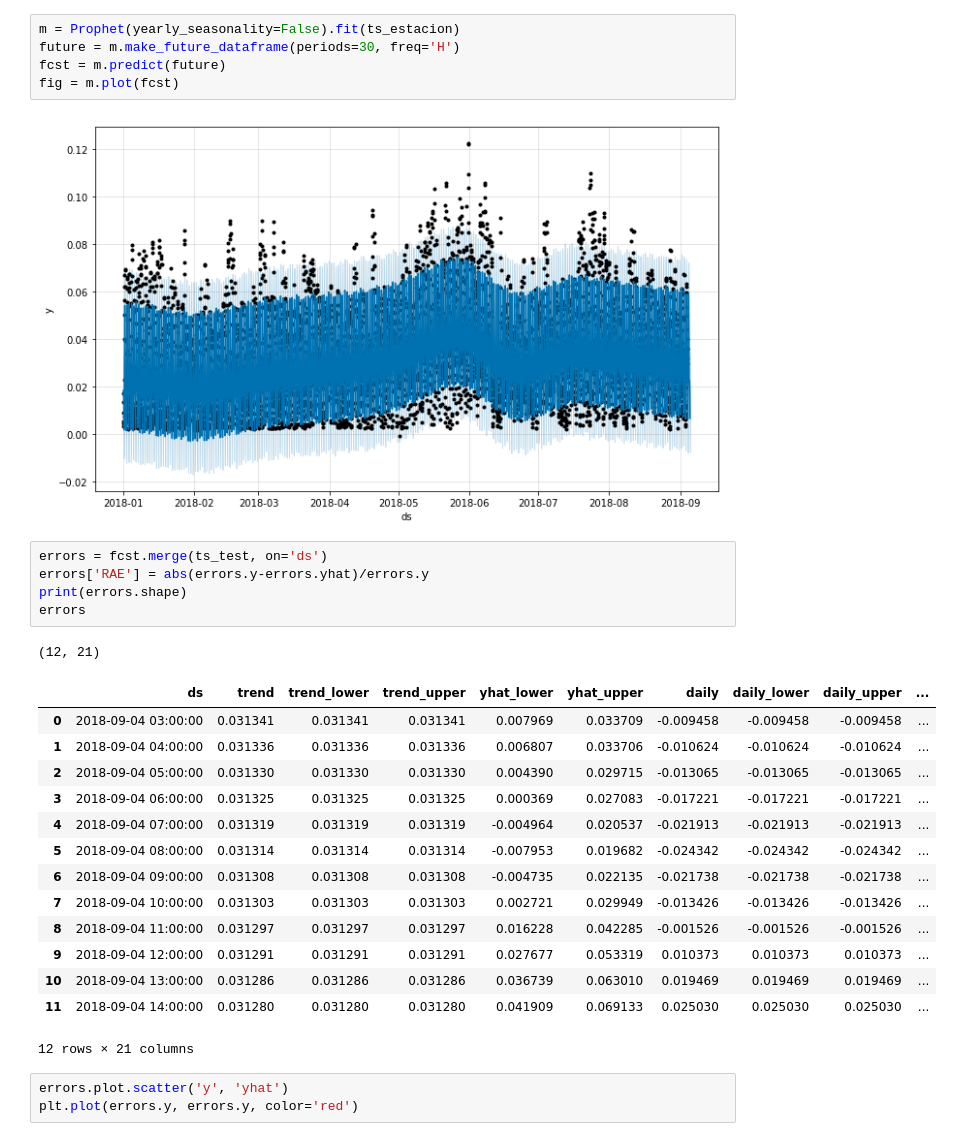
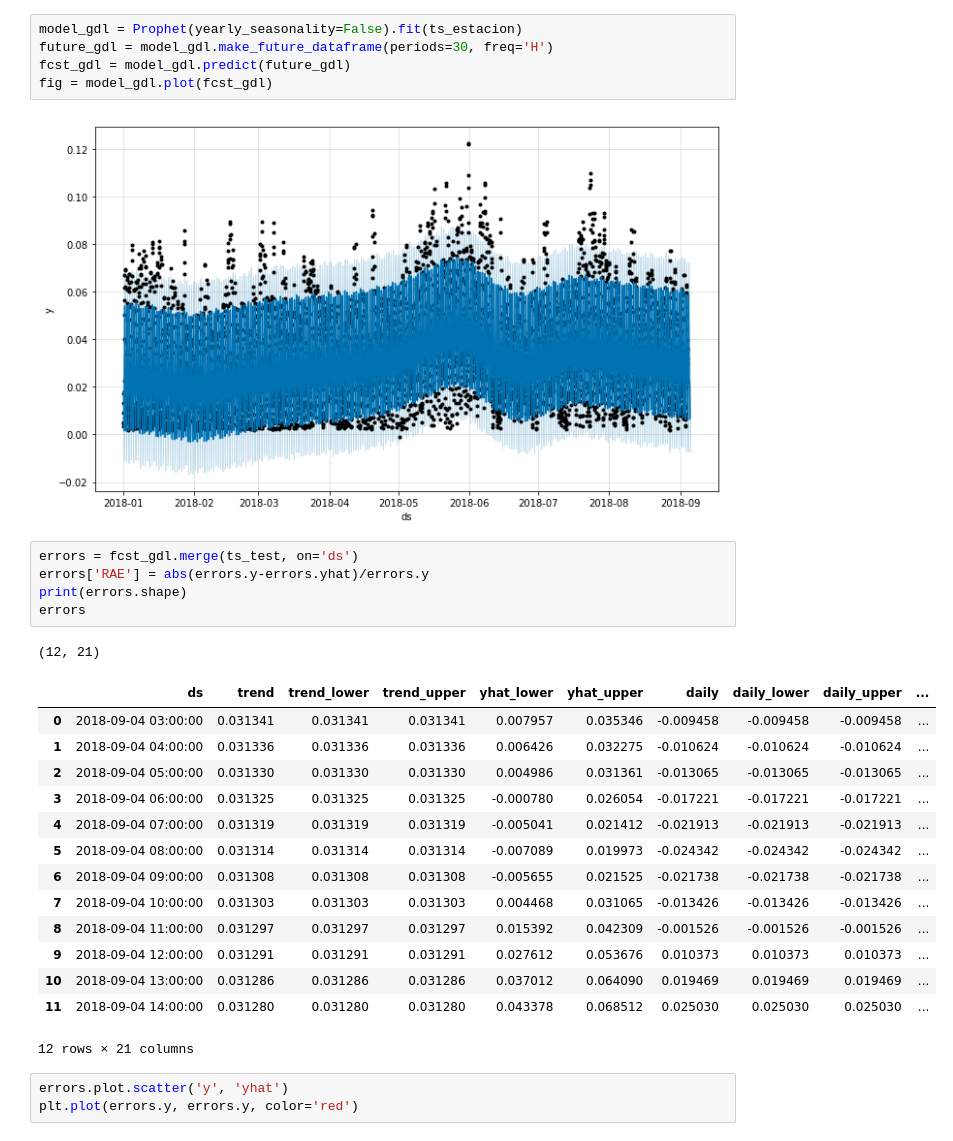
Before and after one commit to mxabierto/calidad-del-aire, a Jupyter notebook: notebooks/0.11_prediccion_ozono_CDMX_GDL.ipynb, the cells around one changed output. Drawn from its saved outputs; the diff is of its cells as text.

```diff
--- a/notebooks/0.11_prediccion_ozono_CDMX_GDL.ipynb
+++ b/notebooks/0.11_prediccion_ozono_CDMX_GDL.ipynb
@@ -263,32 +263,32 @@ ts_estacion.head()
 | 3 | 2018-01-01 03:00:00 | 0.004476 |
 | 4 | 2018-01-01 04:00:00 | 0.005072 |
 # %%
-m = Prophet(yearly_seasonality=False).fit(ts_estacion)
-future = m.make_future_dataframe(periods=30, freq='H')
-fcst = m.predict(future)
-fig = m.plot(fcst)
+model_gdl = Prophet(yearly_seasonality=False).fit(ts_estacion)
+future_gdl = model_gdl.make_future_dataframe(periods=30, freq='H')
+fcst_gdl = model_gdl.predict(future_gdl)
+fig = model_gdl.plot(fcst_gdl)
 # %% [output]
 [figure]
 # %%
-errors = fcst.merge(ts_test, on='ds')
+errors = fcst_gdl.merge(ts_test, on='ds')
 errors['RAE'] = abs(errors.y-errors.yhat)/errors.y
 print(errors.shape)
 errors
 # %% [output]
 (12, 21)
 |  | ds | trend | trend_lower | trend_upper | yhat_lower | yhat_upper | daily | daily_lower | daily_upper | ... |
-| 0 | 2018-09-04 03:00:00 | 0.031341 | 0.031341 | 0.031341 | 0.007969 | 0.033709 | -0.009458 | -0.009458 | -0.009458 | ... |
-| 1 | 2018-09-04 04:00:00 | 0.031336 | 0.031336 | 0.031336 | 0.006807 | 0.033706 | -0.010624 | -0.010624 | -0.010624 | ... |
-| 2 | 2018-09-04 05:00:00 | 0.031330 | 0.031330 | 0.031330 | 0.004390 | 0.029715 | -0.013065 | -0.013065 | -0.013065 | ... |
-| 3 | 2018-09-04 06:00:00 | 0.031325 | 0.031325 | 0.031325 | 0.000369 | 0.027083 | -0.017221 | -0.017221 | -0.017221 | ... |
-| 4 | 2018-09-04 07:00:00 | 0.031319 | 0.031319 | 0.031319 | -0.004964 | 0.020537 | -0.021913 | -0.021913 | -0.021913 | ... |
-| 5 | 2018-09-04 08:00:00 | 0.031314 | 0.031314 | 0.031314 | -0.007953 | 0.019682 | -0.024342 | -0.024342 | -0.024342 | ... |
-| 6 | 2018-09-04 09:00:00 | 0.031308 | 0.031308 | 0.031308 | -0.004735 | 0.022135 | -0.021738 | -0.021738 | -0.021738 | ... |
-| 7 | 2018-09-04 10:00:00 | 0.031303 | 0.031303 | 0.031303 | 0.002721 | 0.029949 | -0.013426 | -0.013426 | -0.013426 | ... |
-| 8 | 2018-09-04 11:00:00 | 0.031297 | 0.031297 | 0.031297 | 0.016228 | 0.042285 | -0.001526 | -0.001526 | -0.001526 | ... |
-| 9 | 2018-09-04 12:00:00 | 0.031291 | 0.031291 | 0.031291 | 0.027677 | 0.053319 | 0.010373 | 0.010373 | 0.010373 | ... |
-| 10 | 2018-09-04 13:00:00 | 0.031286 | 0.031286 | 0.031286 | 0.036739 | 0.063010 | 0.019469 | 0.019469 | 0.019469 | ... |
-| 11 | 2018-09-04 14:00:00 | 0.031280 | 0.031280 | 0.031280 | 0.041909 | 0.069133 | 0.025030 | 0.025030 | 0.025030 | ... |
+| 0 | 2018-09-04 03:00:00 | 0.031341 | 0.031341 | 0.031341 | 0.007957 | 0.035346 | -0.009458 | -0.009458 | -0.009458 | ... |
+| 1 | 2018-09-04 04:00:00 | 0.031336 | 0.031336 | 0.031336 | 0.006426 | 0.032275 | -0.010624 | -0.010624 | -0.010624 | ... |
+| 2 | 2018-09-04 05:00:00 | 0.031330 | 0.031330 | 0.031330 | 0.004986 | 0.031361 | -0.013065 | -0.013065 | -0.013065 | ... |
+| 3 | 2018-09-04 06:00:00 | 0.031325 | 0.031325 | 0.031325 | -0.000780 | 0.026054 | -0.017221 | -0.017221 | -0.017221 | ... |
+| 4 | 2018-09-04 07:00:00 | 0.031319 | 0.031319 | 0.031319 | -0.005041 | 0.021412 | -0.021913 | -0.021913 | -0.021913 | ... |
+| 5 | 2018-09-04 08:00:00 | 0.031314 | 0.031314 | 0.031314 | -0.007089 | 0.019973 | -0.024342 | -0.024342 | -0.024342 | ... |
+| 6 | 2018-09-04 09:00:00 | 0.031308 | 0.031308 | 0.031308 | -0.005655 | 0.021525 | -0.021738 | -0.021738 | -0.021738 | ... |
+| 7 | 2018-09-04 10:00:00 | 0.031303 | 0.031303 | 0.031303 | 0.004468 | 0.031065 | -0.013426 | -0.013426 | -0.013426 | ... |
+| 8 | 2018-09-04 11:00:00 | 0.031297 | 0.031297 | 0.031297 | 0.015392 | 0.042309 | -0.001526 | -0.001526 | -0.001526 | ... |
+| 9 | 2018-09-04 12:00:00 | 0.031291 | 0.031291 | 0.031291 | 0.027612 | 0.053676 | 0.010373 | 0.010373 | 0.010373 | ... |
+| 10 | 2018-09-04 13:00:00 | 0.031286 | 0.031286 | 0.031286 | 0.037012 | 0.064090 | 0.019469 | 0.019469 | 0.019469 | ... |
+| 11 | 2018-09-04 14:00:00 | 0.031280 | 0.031280 | 0.031280 | 0.043378 | 0.068512 | 0.025030 | 0.025030 | 0.025030 | ... |
 12 rows × 21 columns
 # %%
 errors.plot.scatter('y', 'yhat')
```
Also changed, not shown: parts of 8 cells of this notebook, 1 other file.
